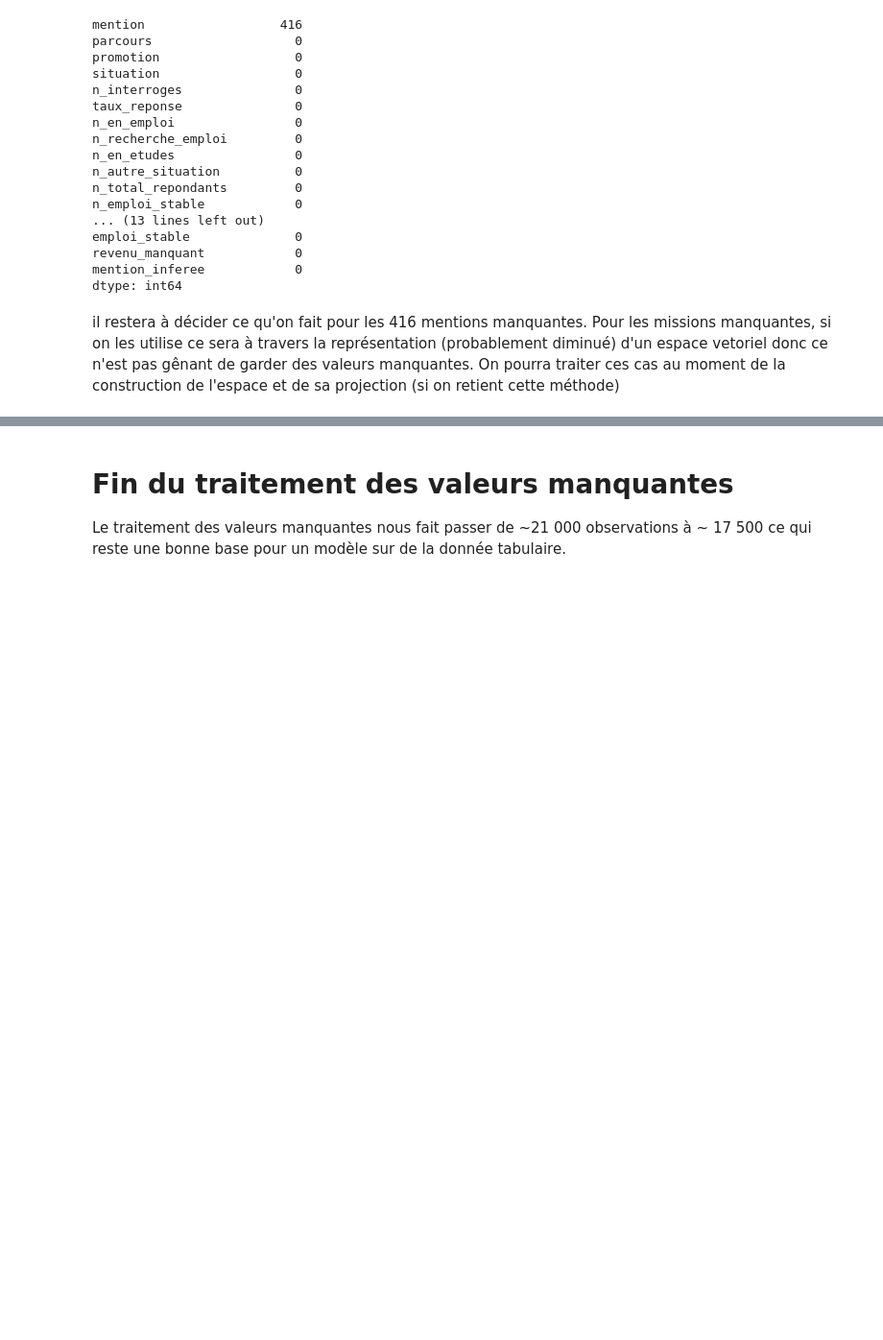
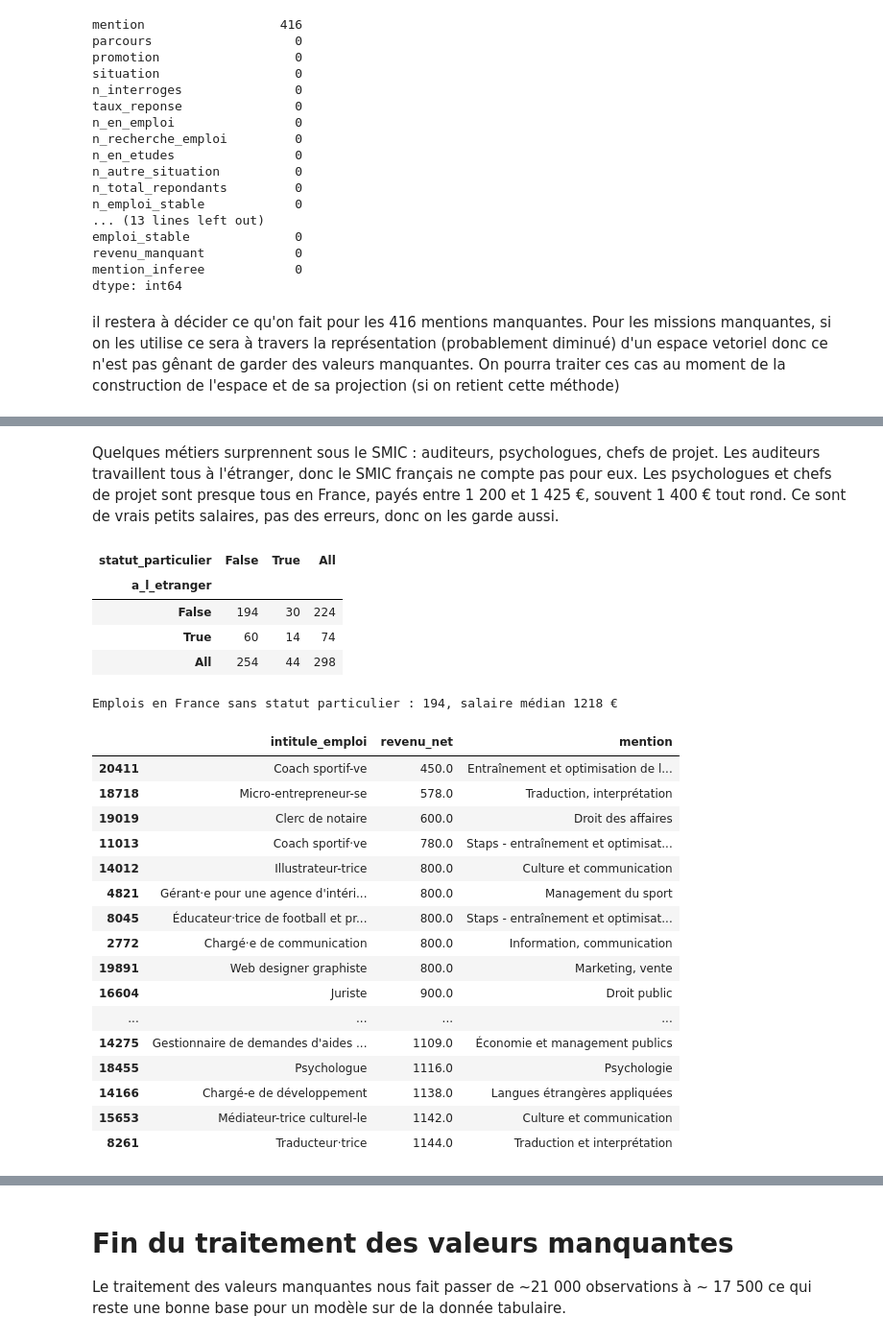
Before and after one commit to RomanDelbare/ML_masters_univ_lille, a Jupyter notebook: notebooks/nettoyage/01_valeurs_manquantes.ipynb, the cells around one changed output, grey strips where cells are left out. Shown at 96% size. Drawn from its saved outputs; the diff is of its cells as text; code cells hidden in the pictures; blank space fills up the shorter version.

```diff
--- a/notebooks/nettoyage/01_valeurs_manquantes.ipynb
+++ b/notebooks/nettoyage/01_valeurs_manquantes.ipynb
@@ -1190,0 +1286,36 @@ il restera à décider ce qu'on fait pour les 416 mentions manquantes. Pour les
+# %% [markdown]
+Quelques métiers surprennent sous le SMIC : auditeurs, psychologues, chefs de projet. Les auditeurs travaillent tous à l'étranger, donc le SMIC français ne compte pas pour eux. Les psychologues et chefs de projet sont presque tous en France, payés entre 1 200 et 1 425 €, souvent 1 400 € tout rond. Ce sont de vrais petits salaires, pas des erreurs, donc on les garde aussi.
+# %%
+motifs = r"doctorant|avocat|au pair|volontari|VIE|stagiaire|pigiste|indépendant|auto-entrepreneur|assistant.{0,3} de langue|freelance|interne|élève"
+bas["a_l_etranger"] = bas["lieu_emploi"].str.contains("tranger", na=False)
+bas["statut_particulier"] = bas["intitule_emploi"].str.contains(motifs, case=False, regex=True, na=False)
+display(pd.crosstab(bas["a_l_etranger"], bas["statut_particulier"], margins=True))
+
+reste = bas[~bas["a_l_etranger"] & ~bas["statut_particulier"]]
+print(f"Emplois en France sans statut particulier : {len(reste)}, salaire médian {reste['revenu_net'].median():.0f} €")
+with pd.option_context("display.max_rows", 40, "display.max_colwidth", 60):
+    display(reste[["intitule_emploi", "revenu_net", "mention"]].sort_values("revenu_net").head(40))
+# %% [output]
+| statut_particulier | False | True | All |
+| a_l_etranger |  |  |  |
+| False | 194 | 30 | 224 |
+| True | 60 | 14 | 74 |
+| All | 254 | 44 | 298 |
+Emplois en France sans statut particulier : 194, salaire médian 1218 €
+|  | intitule_emploi | revenu_net | mention |
+| 20411 | Coach sportif-ve | 450.0 | Entraînement et optimisation de l... |
+| 18718 | Micro-entrepreneur-se | 578.0 | Traduction, interprétation |
+| 19019 | Clerc de notaire | 600.0 | Droit des affaires |
+| 11013 | Coach sportif·ve | 780.0 | Staps - entraînement et optimisat... |
+| 14012 | Illustrateur-trice | 800.0 | Culture et communication |
+| 4821 | Gérant·e pour une agence d'intéri... | 800.0 | Management du sport |
+| 8045 | Éducateur·trice de football et pr... | 800.0 | Staps - entraînement et optimisat... |
+| 2772 | Chargé·e de communication | 800.0 | Information, communication |
+| 19891 | Web designer graphiste | 800.0 | Marketing, vente |
+| 16604 | Juriste | 900.0 | Droit public |
+| ... | ... | ... | ... |
+| 14275 | Gestionnaire de demandes d'aides ... | 1109.0 | Économie et management publics |
+| 18455 | Psychologue | 1116.0 | Psychologie |
+| 14166 | Chargé-e de développement | 1138.0 | Langues étrangères appliquées |
+| 15653 | Médiateur-trice culturel-le | 1142.0 | Culture et communication |
+| 8261 | Traducteur·trice | 1144.0 | Traduction et interprétation |
```
Also changed, not shown: parts of 21 cells of this notebook, 1 other file.
